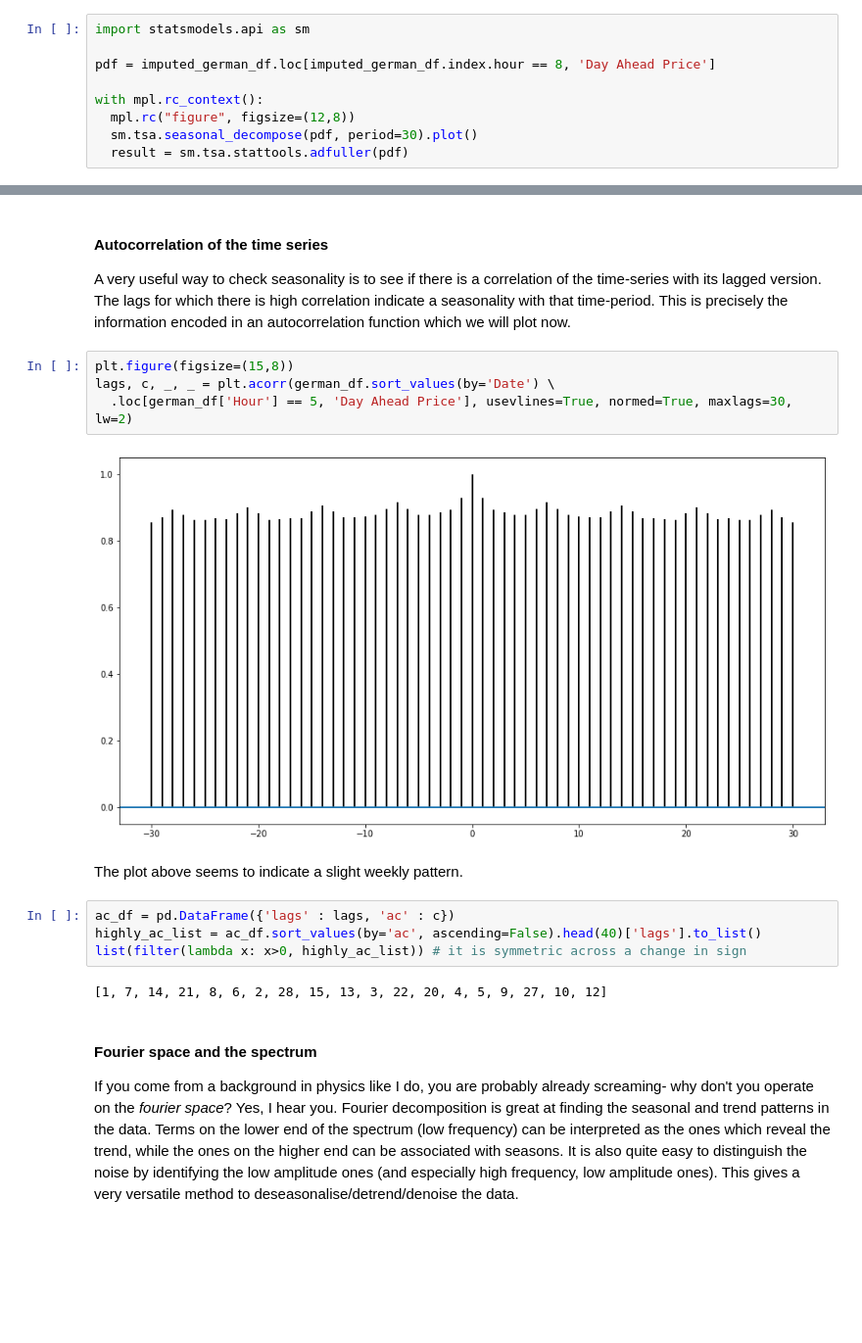
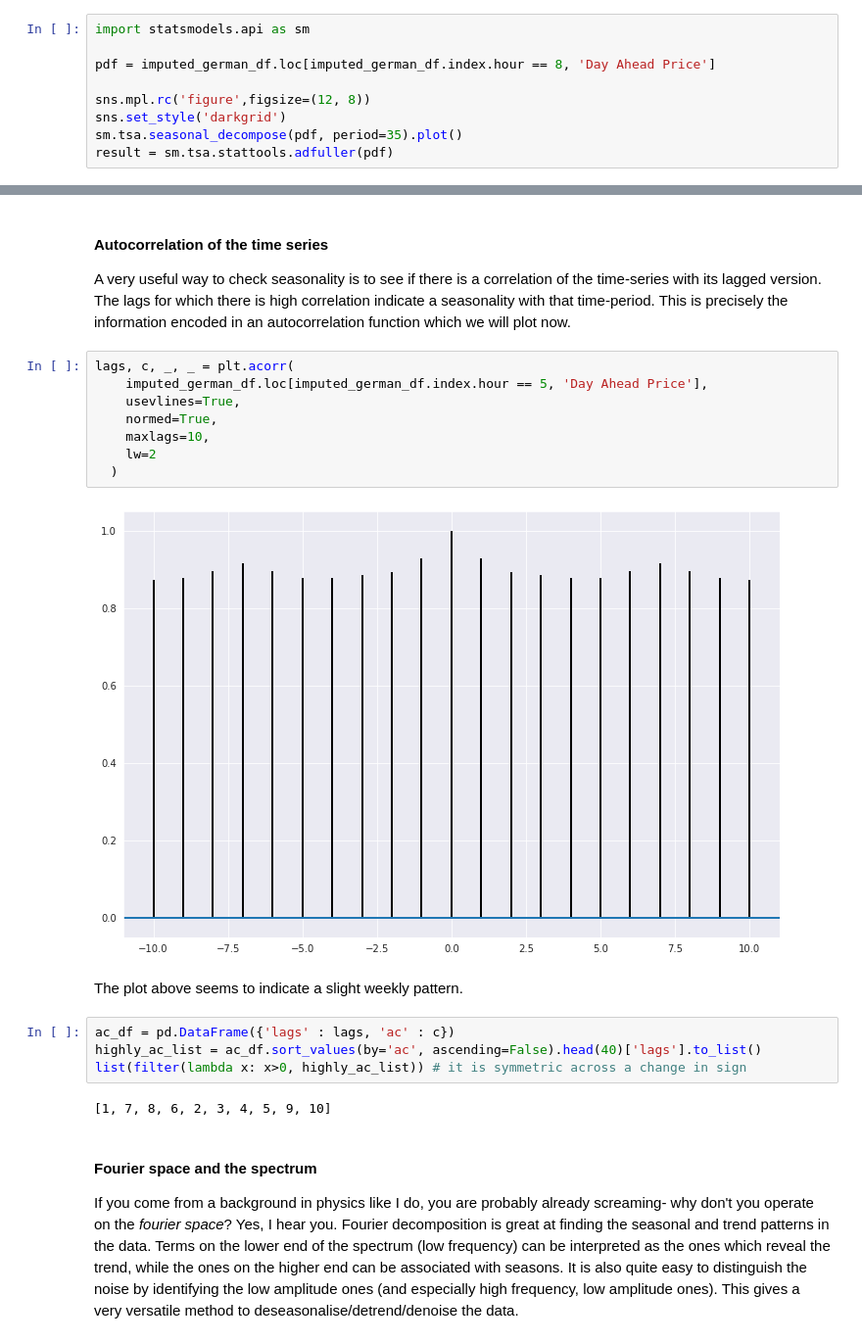
Before and after one commit to sandeshbhatjr/energy-prediction, a Jupyter notebook: docs/ep_cleandata.ipynb, the cells around one changed output, grey strips where cells are left out. Shown at 98% size. Drawn from its saved outputs; the diff is of its cells as text; blank space fills up the shorter version.

```diff
--- a/docs/ep_cleandata.ipynb
+++ b/docs/ep_cleandata.ipynb
@@ -266,8 +266,8 @@ import statsmodels.api as sm
 
 pdf = imputed_german_df.loc[imputed_german_df.index.hour == 8, 'Day Ahead Price']
 
-with mpl.rc_context():
-  mpl.rc("figure", figsize=(12,8))
-  sm.tsa.seasonal_decompose(pdf, period=30).plot()
-  result = sm.tsa.stattools.adfuller(pdf)
+sns.mpl.rc('figure',figsize=(12, 8))
+sns.set_style('darkgrid')
+sm.tsa.seasonal_decompose(pdf, period=35).plot()
+result = sm.tsa.stattools.adfuller(pdf)
 # %% [output]
@@ -277,11 +277,15 @@ with mpl.rc_context():
 
 A very useful way to check seasonality is to see if there is a correlation of the time-series with its lagged version. The lags for which there is high correlation indicate a seasonality with that time-period. This is precisely the information encoded in an autocorrelation function which we will plot now.
 # %%
-plt.figure(figsize=(15,8))
-lags, c, _, _ = plt.acorr(german_df.sort_values(by='Date') \
-  .loc[german_df['Hour'] == 5, 'Day Ahead Price'], usevlines=True, normed=True, maxlags=30, lw=2)
+lags, c, _, _ = plt.acorr(
+    imputed_german_df.loc[imputed_german_df.index.hour == 5, 'Day Ahead Price'],
+    usevlines=True,
+    normed=True,
+    maxlags=10,
+    lw=2
+  )
 # %% [output]
-[figure, old version]
+[figure, new version]
 # %% [markdown]
 The plot above seems to indicate a slight weekly pattern.
 # %%
@@ -289,7 +293,7 @@ ac_df = pd.DataFrame({'lags' : lags, 'ac' : c})
 highly_ac_list = ac_df.sort_values(by='ac', ascending=False).head(40)['lags'].to_list()
 list(filter(lambda x: x>0, highly_ac_list)) # it is symmetric across a change in sign
 # %% [output]
-[1, 7, 14, 21, 8, 6, 2, 28, 15, 13, 3, 22, 20, 4, 5, 9, 27, 10, 12]
+[1, 7, 8, 6, 2, 3, 4, 5, 9, 10]
 # %% [markdown]
 #### Fourier space and the spectrum
 If you come from a background in physics like I do, you are probably already screaming- why don't you operate on the *fourier space*? Yes, I hear you. Fourier decomposition is great at finding the seasonal and trend patterns in the data. Terms on the lower end of the spectrum (low frequency) can be interpreted as the ones which reveal the trend, while the ones on the higher end can be associated with seasons. It is also quite easy to distinguish the noise by identifying the low amplitude ones (and especially high frequency, low amplitude ones). This gives a very versatile method to deseasonalise/detrend/denoise the data.
```
Also changed, not shown: parts of 31 cells of this notebook.
